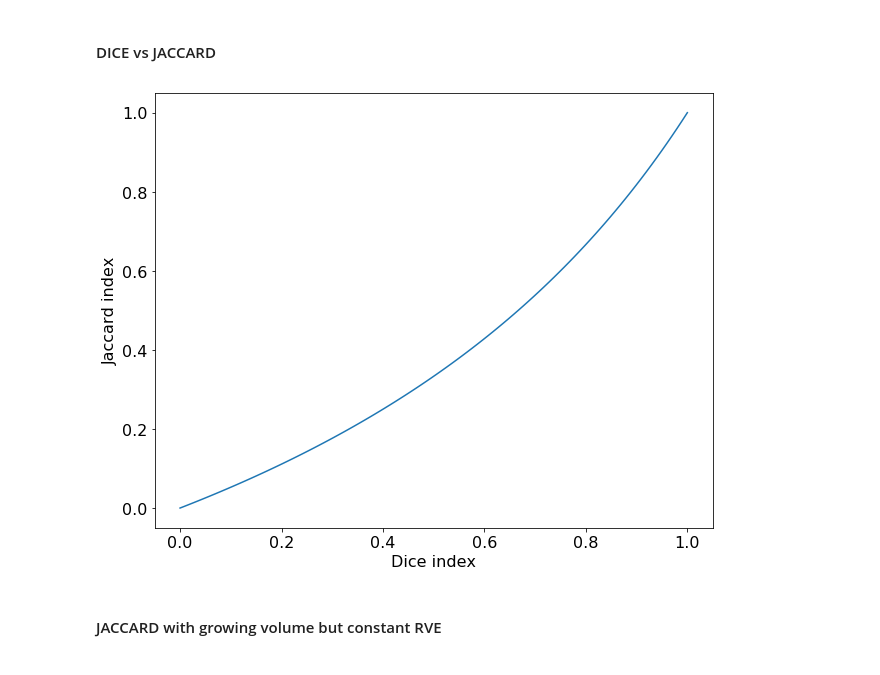
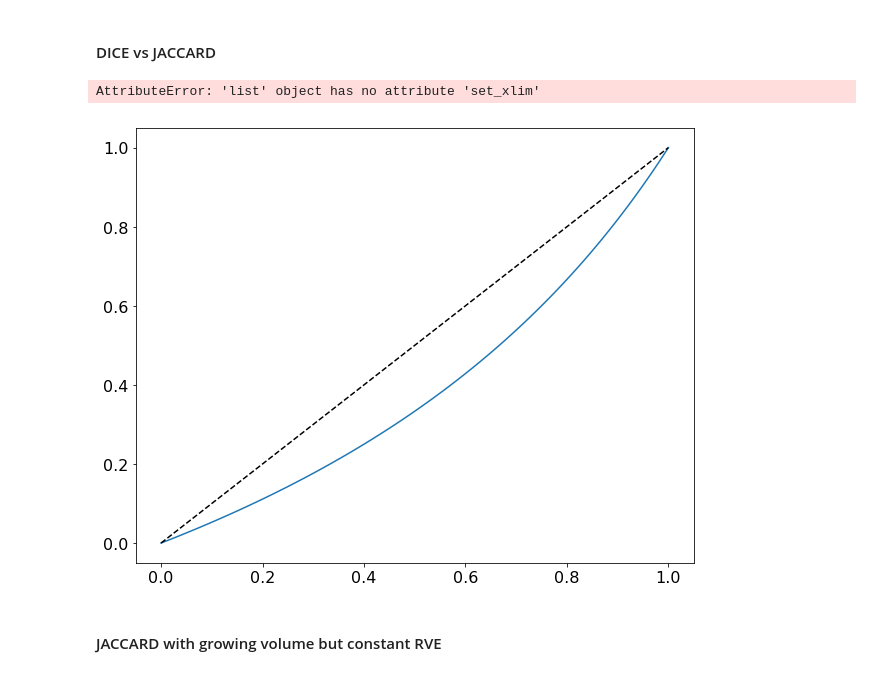
Before and after one commit to gchlebus/gchlebus.github.io, a Jupyter notebook: code/liver-tumor-segmentation-evaluation/jaccard.ipynb, the cells around one changed output. Saved outputs shown, nothing was run; the diff lists cells and outputs as text; code cells hidden in the pictures.

Commit message:
Add diagonal to the jaccard vs dice plot.

```diff
--- a/code/liver-tumor-segmentation-evaluation/jaccard.ipynb
+++ b/code/liver-tumor-segmentation-evaluation/jaccard.ipynb
@@ -58,15 +58,16 @@ def j_from_dsc(dsc):
 # %%
 dsc = np.linspace(0, 1, 100)
 j = [j_from_dsc(d) for d in dsc]
 
-plt.plot(dsc, j)
-
-
+ax = plt.plot(dsc, j)
+plt.plot([0, 1], [0, 1], 'k--')
+ax.set_xlim(0, 1)
 plt.ylabel('Jaccard index')
 plt.xlabel('Dice index')
 plt.savefig('../../assets/liver-tumor-segmentation-evaluation/jaccard_vs_dice.png')
 # %% [output]
+AttributeError: 'list' object has no attribute 'set_xlim'
-[figure, old version]
+[figure, new version]
 # %% [markdown]
 #### JACCARD with growing volume but constant RVE
 # %%
```
Also changed, not shown: 1 other file.
